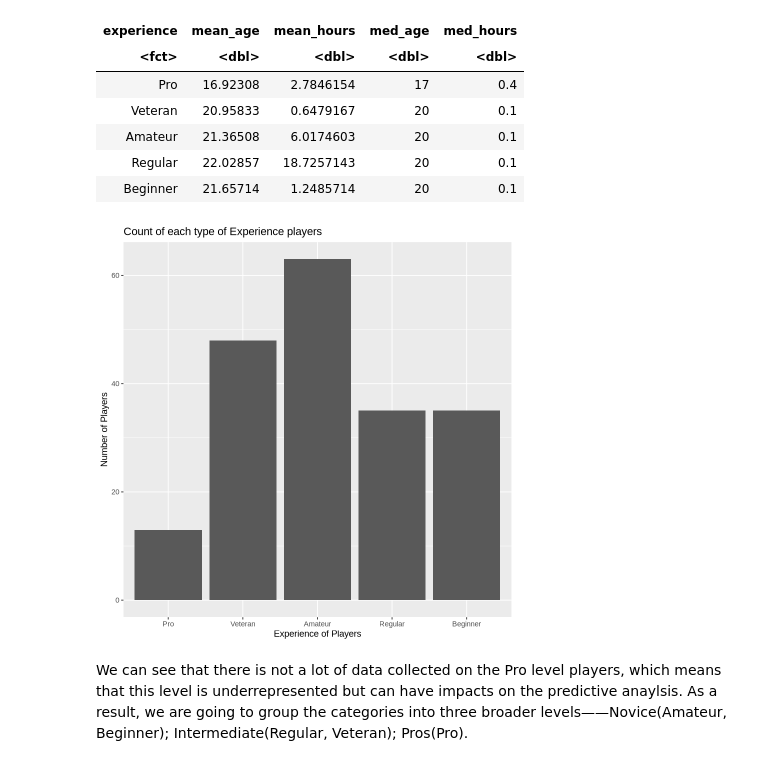
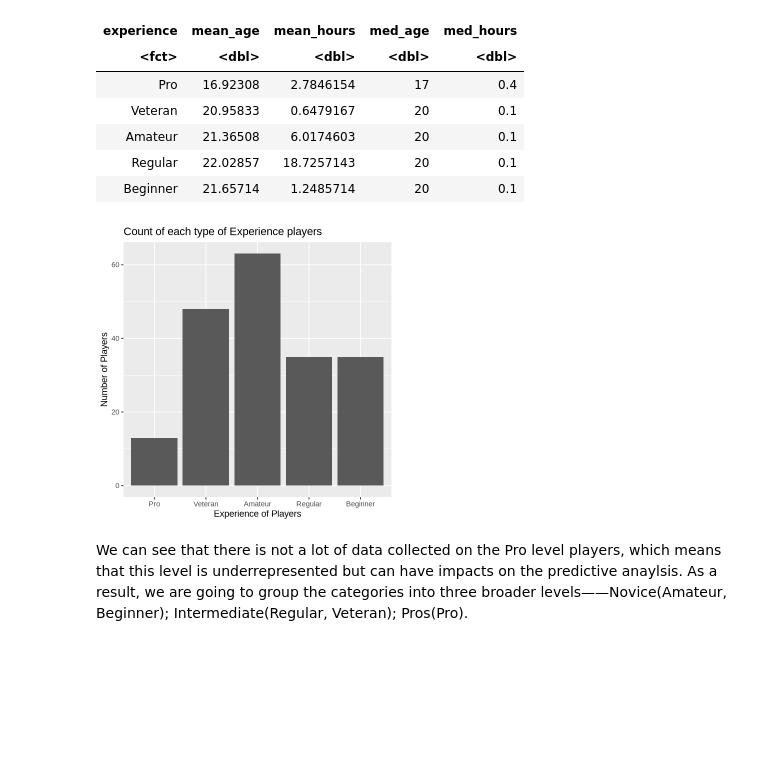
Before and after one commit to audryleine-isidro/dsci-final-project, a Jupyter notebook: Project Final Report- project 009- 35.ipynb, the cells around one changed output. Cells and saved outputs as stored; diff of their text form; code cells hidden in the pictures; blank space fills up the shorter version.

Commit message:
Added cleanup file and fixed plot size

```diff
--- a/Project Final Report- project 009- 35.ipynb
+++ b/Project Final Report- project 009- 35.ipynb
@@ -130,13 +126,15 @@ A tibble: 5 × 5
 | Beginner | 21.65714 | 1.2485714 | 20 | 0.1 |
 # %%
 # visualization
+options(repr.plot.width = 5, repr.plot.height = 5)
 players_viz <- players |>
                 ggplot(aes(x = experience)) +
                 geom_bar() +
                 labs(x = "Experience of Players", y = "Number of Players", title = "Count of each type of Experience players")
+
 players_viz
 # %% [output]
-[figure, old version]
+[figure, new version]
 # %% [markdown]
 We can see that there is not a lot of data collected on the Pro level players, which means that this level is underrepresented but can have impacts on the predictive anaylsis. As a result, we are going to group the categories into three broader levels——Novice(Amateur, Beginner); Intermediate(Regular, Veteran); Pros(Pro).
 # %%
```
Also changed, not shown: parts of 4 cells of this notebook, 1 other file.
